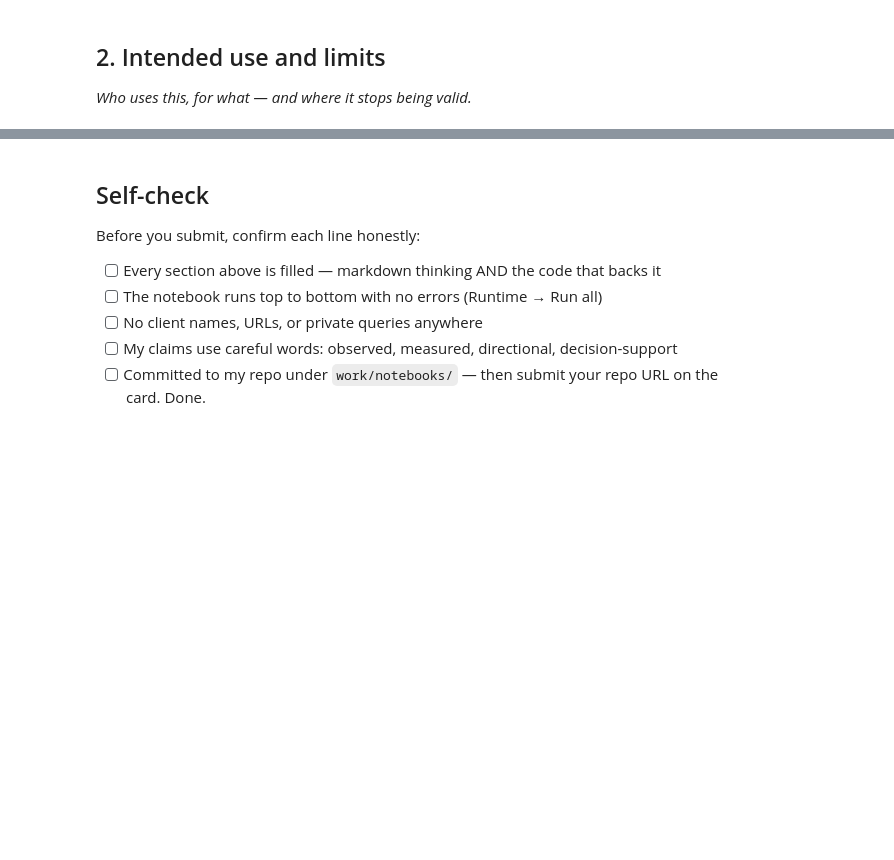
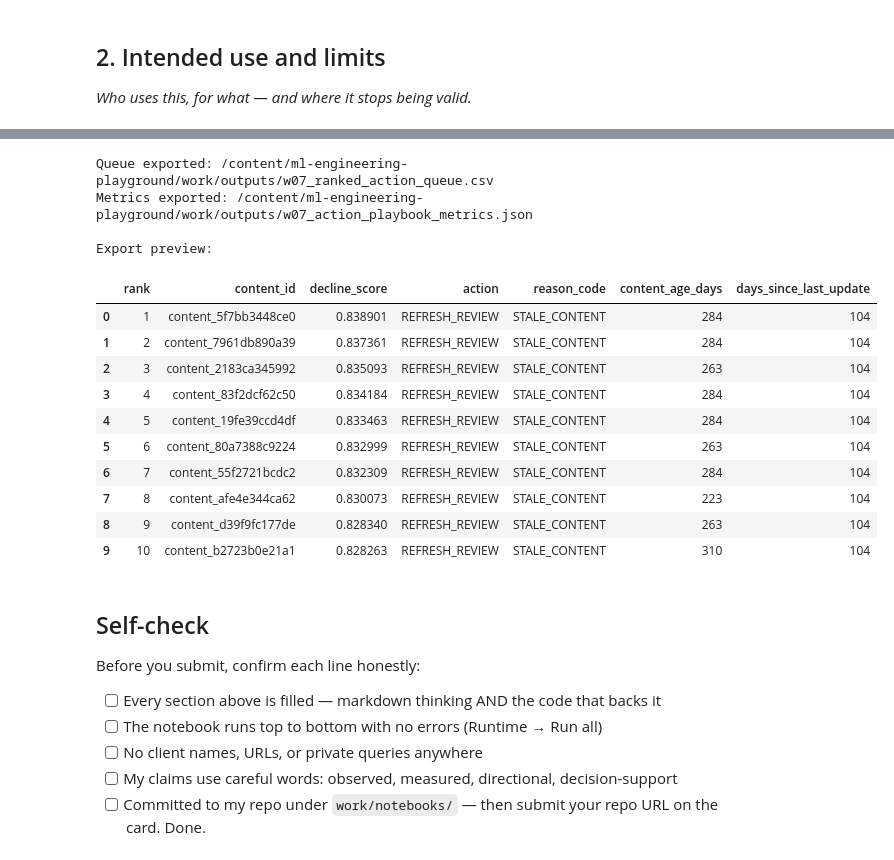
Before and after one commit to smaharx/ml-engineering-playground, a Jupyter notebook: work/notebooks/w07_action_playbook.ipynb, the cells around one changed output, grey strips where cells are left out. Drawn from its saved outputs; the diff is of its cells as text; code cells hidden in the pictures; blank space fills up the shorter version.

Commit message:
feat(ml-10): add content action playbook

```diff
--- a/work/notebooks/w07_action_playbook.ipynb
+++ b/work/notebooks/w07_action_playbook.ipynb
@@ -44,3 +498,61 @@ This skeleton is yours to fill. Work the sections **in order** — each one has
+# %%
+# Export artifacts for the next week's paper.
+OUTPUT_DIR = ROOT / "work/outputs"
+OUTPUT_DIR.mkdir(parents=True, exist_ok=True)
+
+QUEUE_PATH = OUTPUT_DIR / "w07_ranked_action_queue.csv"
+METRICS_PATH = OUTPUT_DIR / "w07_action_playbook_metrics.json"
+
+# Queue contains content IDs but intentionally excludes client IDs/names.
+export_queue = queue.copy()
+
+export_queue.to_csv(
+    QUEUE_PATH,
+    index=False,
+)
+
+metrics = {
+    "assignment": "ML-10",
+    "artifact": "content_action_playbook",
+    "rows_in_queue": int(len(queue)),
+    "declining_label_rate": round(float(y.mean()), 4),
+    "actions": {
+        str(k): int(v)
+        for k, v in queue["action"].value_counts().to_dict().items()
+    },
+    "reason_codes": {
+        str(k): int(v)
+        for k, v in queue["reason_code"].value_counts().to_dict().items()
+    },
+    "feature_boundary": "ML-09 conservative leakage-aware feature set",
+    "intended_use": "directional decision-support with human review",
+    "automatic_content_changes": False,
+}
+
+with open(METRICS_PATH, "w") as f:
+    json.dump(metrics, f, indent=2)
+
+print(f"Queue exported: {QUEUE_PATH}")
+print(f"Metrics exported: {METRICS_PATH}")
+
+print("\nExport preview:")
+display(export_queue.head(10))
+# %% [output]
+Queue exported: /content/ml-engineering-playground/work/outputs/w07_ranked_action_queue.csv
+Metrics exported: /content/ml-engineering-playground/work/outputs/w07_action_playbook_metrics.json
+
+Export preview:
+|  | rank | content_id | decline_score | action | reason_code | content_age_days | days_since_last_update |
+| 0 | 1 | content_5f7bb3448ce0 | 0.838901 | REFRESH_REVIEW | STALE_CONTENT | 284 | 104 |
+| 1 | 2 | content_7961db890a39 | 0.837361 | REFRESH_REVIEW | STALE_CONTENT | 284 | 104 |
+| 2 | 3 | content_2183ca345992 | 0.835093 | REFRESH_REVIEW | STALE_CONTENT | 263 | 104 |
+| 3 | 4 | content_83f2dcf62c50 | 0.834184 | REFRESH_REVIEW | STALE_CONTENT | 284 | 104 |
+| 4 | 5 | content_19fe39ccd4df | 0.833463 | REFRESH_REVIEW | STALE_CONTENT | 284 | 104 |
+| 5 | 6 | content_80a7388c9224 | 0.832999 | REFRESH_REVIEW | STALE_CONTENT | 263 | 104 |
+| 6 | 7 | content_55f2721bcdc2 | 0.832309 | REFRESH_REVIEW | STALE_CONTENT | 284 | 104 |
+| 7 | 8 | content_afe4e344ca62 | 0.830073 | REFRESH_REVIEW | STALE_CONTENT | 223 | 104 |
+| 8 | 9 | content_d39f9fc177de | 0.828340 | REFRESH_REVIEW | STALE_CONTENT | 263 | 104 |
+| 9 | 10 | content_b2723b0e21a1 | 0.828263 | REFRESH_REVIEW | STALE_CONTENT | 310 | 104 |
 # %% [markdown]
 ## Self-check
 
```
Also changed, not shown: parts of 17 cells of this notebook.
